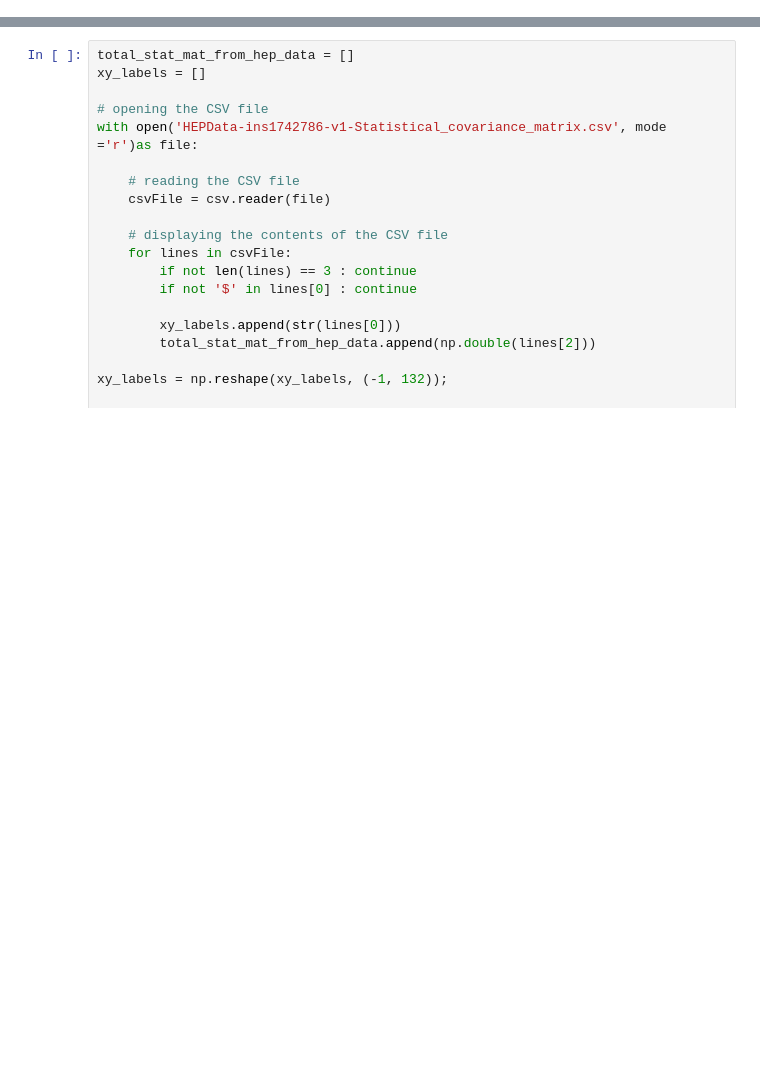
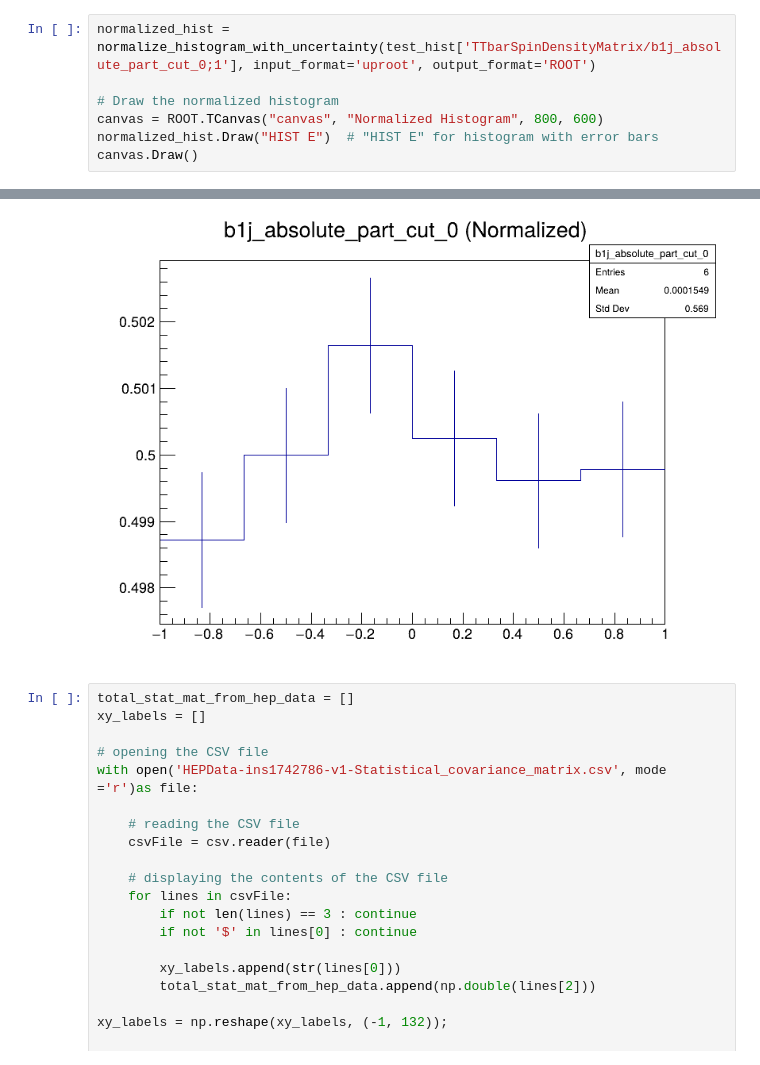
Before and after one commit to holytpk/EFTFitter, a Jupyter notebook: exec/convert_csv_root.ipynb, the cells around one changed output, grey strips where cells are left out. Saved outputs shown, nothing was run; the diff lists cells and outputs as text; blank space fills up the shorter version.

```diff
--- a/exec/convert_csv_root.ipynb
+++ b/exec/convert_csv_root.ipynb
@@ -17,0 +78,8 @@ from IPython.display import display, Image
+# %%
+normalized_hist = normalize_histogram_with_uncertainty(test_hist['TTbarSpinDensityMatrix/b1j_absolute_part_cut_0;1'], input_format='uproot', output_format='ROOT')
+
+# Draw the normalized histogram
+canvas = ROOT.TCanvas("canvas", "Normalized Histogram", 800, 600)
+normalized_hist.Draw("HIST E")  # "HIST E" for histogram with error bars
+canvas.Draw()
+# %% [output]
@@ -18,3 +87,4 @@ from IPython.display import display, Image
+[figure, added]
 # %%
 total_stat_mat_from_hep_data = []
 xy_labels = []
```
Also changed, not shown: parts of 17 cells of this notebook.
